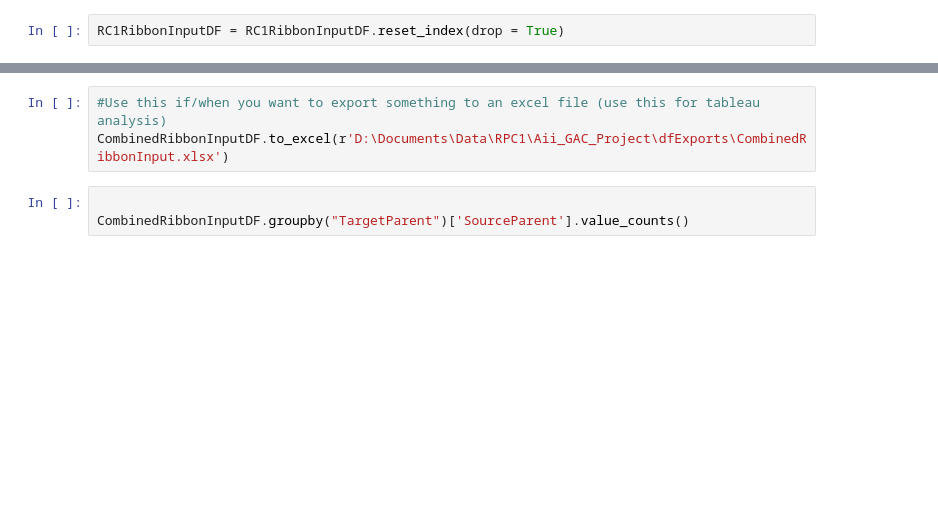
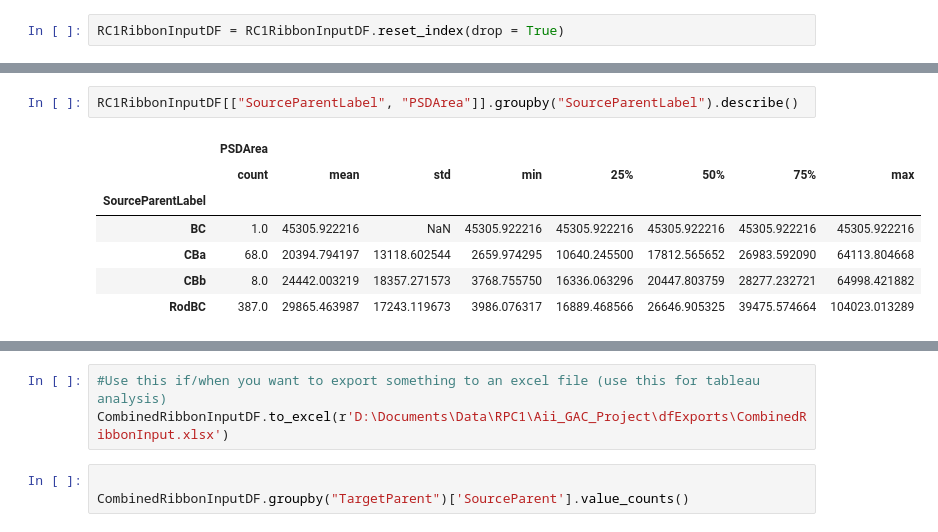
Before and after one commit to RLPfeiffer/VikingExplore, a Jupyter notebook: RibbonInputs.ipynb, the cells around one changed output, grey strips where cells are left out. Cells and saved outputs as stored; diff of their text form; blank space fills up the shorter version.

```diff
--- a/RibbonInputs.ipynb
+++ b/RibbonInputs.ipynb
@@ -72,0 +167,10 @@ RC1RibbonInputDF.groupby(["TargetParent"])["SourceParentLabel"].value_counts()
+# %%
+RC1RibbonInputDF[["SourceParentLabel", "PSDArea"]].groupby("SourceParentLabel").describe()
+# %% [output]
+|  | PSDArea |  |  |  |  |  |  |  |
+|  | count | mean | std | min | 25% | 50% | 75% | max |
+| SourceParentLabel |  |  |  |  |  |  |  |  |
+| BC | 1.0 | 45305.922216 | NaN | 45305.922216 | 45305.922216 | 45305.922216 | 45305.922216 | 45305.922216 |
+| CBa | 68.0 | 20394.794197 | 13118.602544 | 2659.974295 | 10640.245500 | 17812.565652 | 26983.592090 | 64113.804668 |
+| CBb | 8.0 | 24442.003219 | 18357.271573 | 3768.755750 | 16336.063296 | 20447.803759 | 28277.232721 | 64998.421882 |
+| RodBC | 387.0 | 29865.463987 | 17243.119673 | 3986.076317 | 16889.468566 | 26646.905325 | 39475.574664 | 104023.013289 |
```
Also changed, not shown: parts of 28 cells of this notebook, 2 other files.
